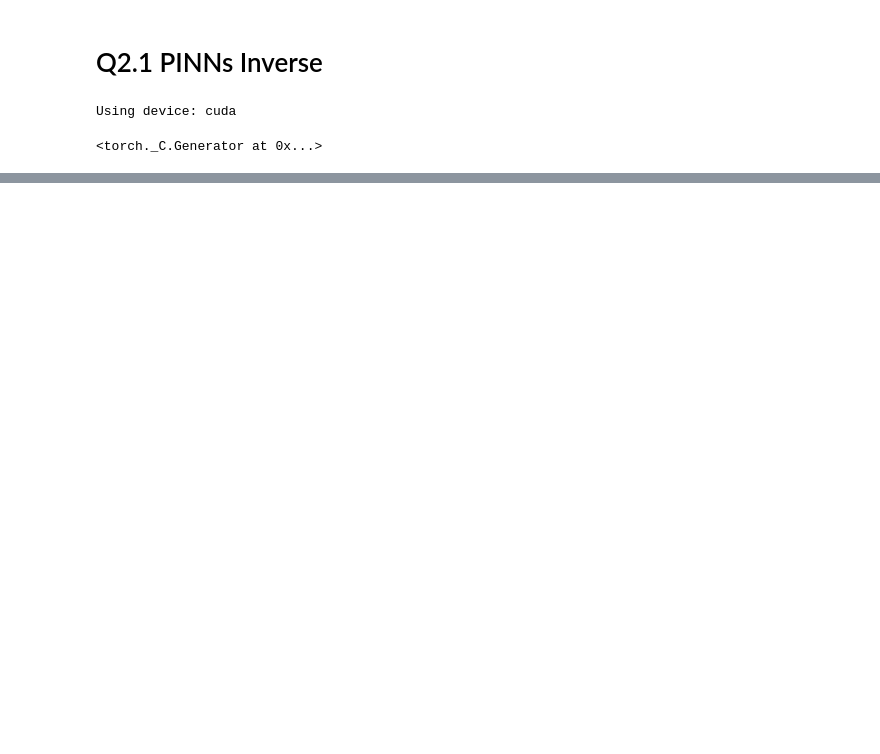
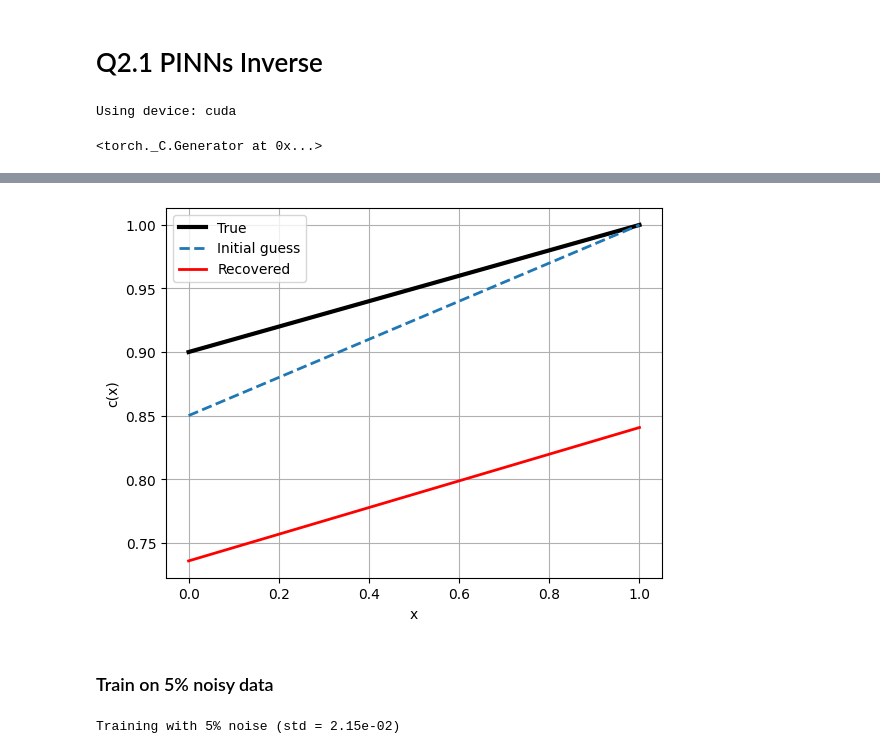
Before and after one commit to TheDataHokage/Scientific_Machine_Learning, a Jupyter notebook: Exam/problem_2/problem2B.ipynb, the cells around one changed output, grey strips where cells are left out. Saved outputs shown, nothing was run; the diff lists cells and outputs as text; code cells hidden in the pictures; blank space fills up the shorter version.

```diff
--- a/Exam/problem_2/problem2B.ipynb
+++ b/Exam/problem_2/problem2B.ipynb
@@ -251,0 +425,17 @@ plt.show()
+# %%
+# Recovered c(x)
+plt.figure()
+plt.plot(x.cpu(), c_true.cpu(), 'k', lw=3, label='True')
+plt.plot(x.cpu(), (0.85 + 0.15*x).cpu(), '--', lw=2, label='Initial guess')
+plt.plot(x.cpu(), c_pred.reshape(-1), 'r-', lw=2, label='Recovered')
+plt.legend(); plt.xlabel('x'); plt.ylabel('c(x)'); plt.grid()
+# %% [output]
+[figure, added]
+# %% [markdown]
+### Train on 5% noisy data
+# %%
+# We'll train on 5% first
+u_obs = u_obs5.transpose(0,1).flatten().to(device)
+print(f"Training with {noise_level5*100:.0f}% noise (std = {std5:.2e})")
+# %% [output]
+Training with 5% noise (std = 2.15e-02)
```
Also changed, not shown: parts of 32 cells of this notebook, 3 other files.
